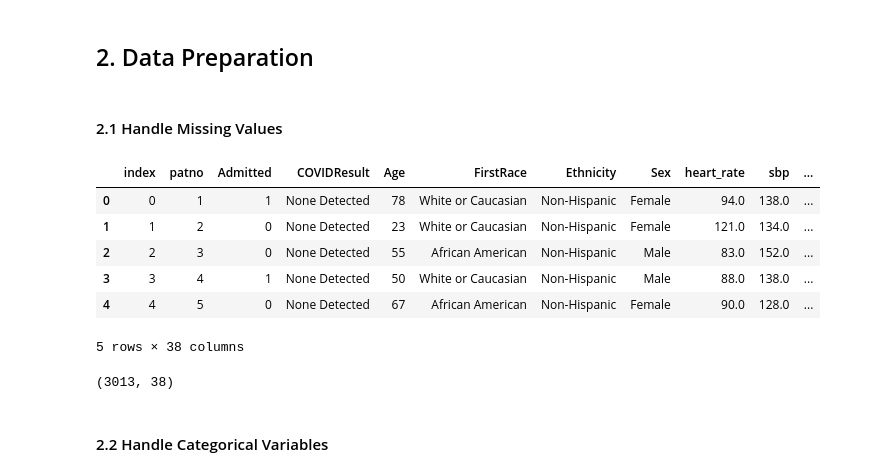
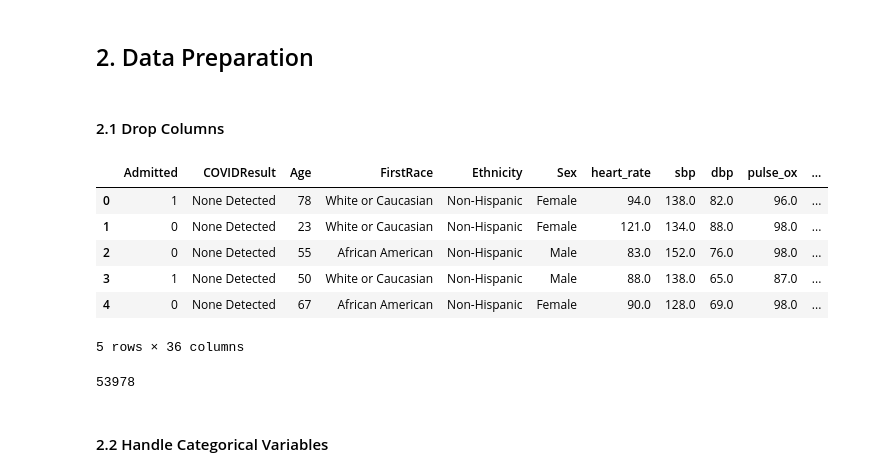
Before and after one commit to iainmuir6/Machine-Learning-with-Coronavirus-Data, a Jupyter notebook: ml_covid_research.ipynb, the cells around one changed output. Saved outputs shown, nothing was run; the diff lists cells and outputs as text; code cells hidden in the pictures.

```diff
--- a/ml_covid_research.ipynb
+++ b/ml_covid_research.ipynb
@@ -196,15 +198,16 @@ msno.matrix(df)
 # %% [markdown]
 ## 2. Data Preparation
 # %% [markdown]
-#### 2.1 Handle Missing Values
+#### 2.1 Drop Columns
 # %%
 trim_df = df.drop(columns=majority_null)
+trim_df = trim_df.drop(columns=['index', 'patno'])
 trim_df.head(5)
 # %% [output]
-|  | index | patno | Admitted | COVIDResult | Age | FirstRace | Ethnicity | Sex | heart_rate | sbp | ... |
-| 0 | 0 | 1 | 1 | None Detected | 78 | White or Caucasian | Non-Hispanic | Female | 94.0 | 138.0 | ... |
-| 1 | 1 | 2 | 0 | None Detected | 23 | White or Caucasian | Non-Hispanic | Female | 121.0 | 134.0 | ... |
-| 2 | 2 | 3 | 0 | None Detected | 55 | African American | Non-Hispanic | Male | 83.0 | 152.0 | ... |
-| 3 | 3 | 4 | 1 | None Detected | 50 | White or Caucasian | Non-Hispanic | Male | 88.0 | 138.0 | ... |
-| 4 | 4 | 5 | 0 | None Detected | 67 | African American | Non-Hispanic | Female | 90.0 | 128.0 | ... |
+|  | Admitted | COVIDResult | Age | FirstRace | Ethnicity | Sex | heart_rate | sbp | dbp | pulse_ox | ... |
+| 0 | 1 | None Detected | 78 | White or Caucasian | Non-Hispanic | Female | 94.0 | 138.0 | 82.0 | 96.0 | ... |
+| 1 | 0 | None Detected | 23 | White or Caucasian | Non-Hispanic | Female | 121.0 | 134.0 | 88.0 | 98.0 | ... |
+| 2 | 0 | None Detected | 55 | African American | Non-Hispanic | Male | 83.0 | 152.0 | 76.0 | 98.0 | ... |
+| 3 | 1 | None Detected | 50 | White or Caucasian | Non-Hispanic | Male | 88.0 | 138.0 | 65.0 | 87.0 | ... |
+| 4 | 0 | None Detected | 67 | African American | Non-Hispanic | Female | 90.0 | 128.0 | 69.0 | 98.0 | ... |
-5 rows × 38 columns
+5 rows × 36 columns
@@ -215,4 +213,0 @@ no_null_df.dropna(inplace=True)
-# %%
-no_null_df.shape
-# %% [output]
-(3013, 38)
@@ -223,2 +214,6 @@ no_null_df2
+# %%
+trim_df.isnull().sum().sum()
+# %% [output]
+53978
 # %% [markdown]
 #### 2.2 Handle Categorical Variables
```
Also changed, not shown: parts of 31 cells of this notebook.
